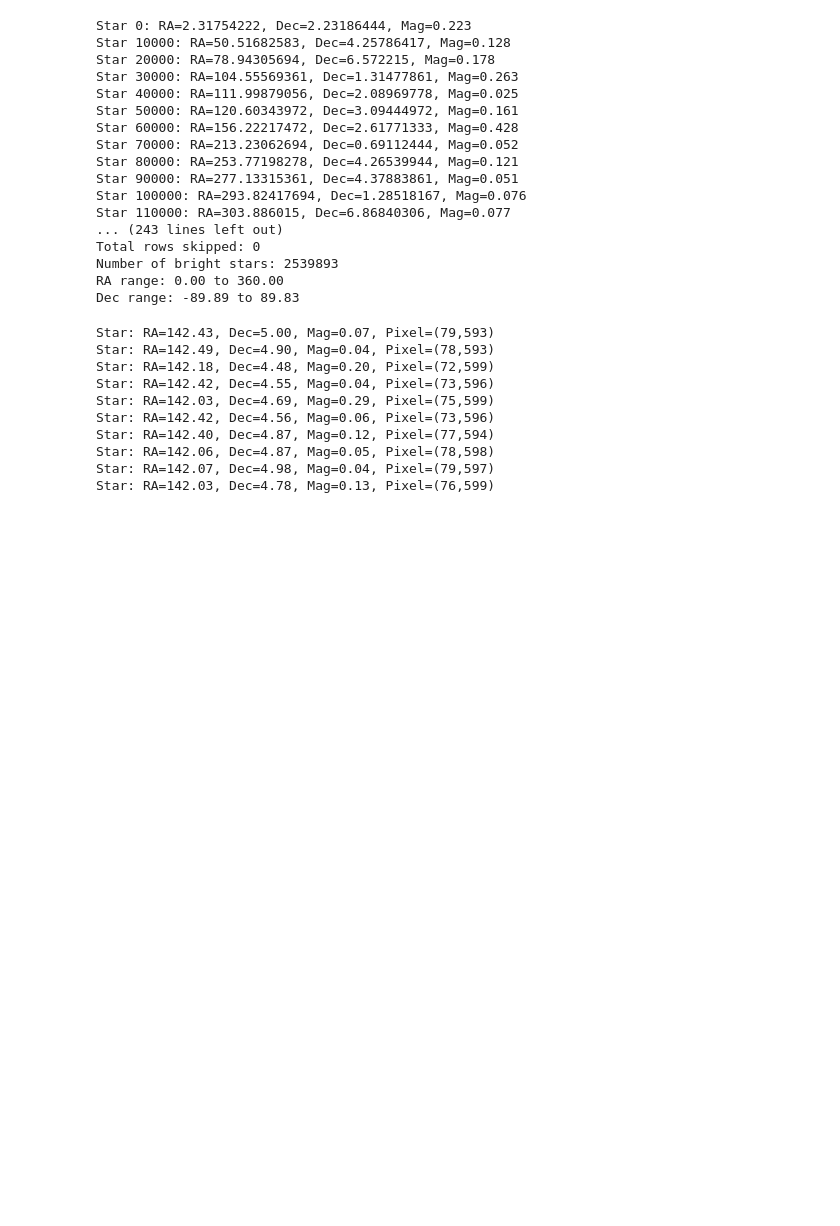
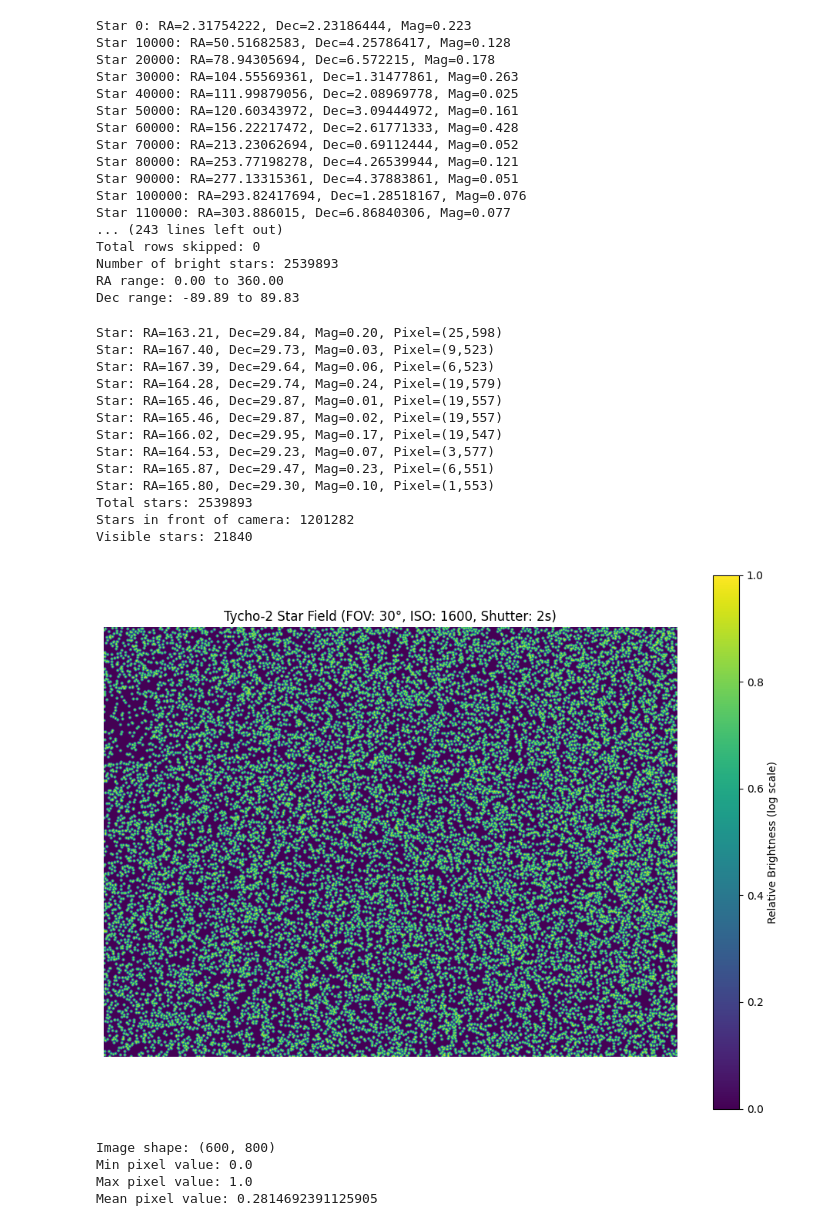
Before and after one commit to djmango/starfinder, a Jupyter notebook: viz.ipynb, the cells around one changed output. Cells and saved outputs as stored; diff of their text form; code cells hidden in the pictures; blank space fills up the shorter version.

Commit message:
:dizzy: (Visualization) Slightly improved star viz calc

```diff
--- a/viz.ipynb
+++ b/viz.ipynb
@@ -175,49 +209,56 @@ def generate_star_image(stars_df, attitude_matrix, fov, resolution, iso, shutter
     print(f"Visible stars: {visible_stars}")
     return image
 # %%
-
 # Set parameters
-fov = 90  # Field of view in degrees
+fov = 30  # Field of view in degrees
 resolution = (800, 600)
-iso = 3200
+iso = 1600
 shutter_speed = 2
 
 # Set camera attitude (pointing towards a region with more vertical spread)
 ra_center = 0  # Right ascension of vernal equinox
 dec_center = 45  # Midway between celestial equator and north celestial pole
 rot = Rotation.from_euler("zyx", [-ra_center, 90 - dec_center, 0], degrees=True)
 attitude_matrix = rot.as_matrix()
 
 # Generate image
 image = generate_star_image(
     bright_stars, attitude_matrix, fov, resolution, iso, shutter_speed
 )
 
 # Apply logarithmic scaling and normalization
 image = np.log1p(image)
 image /= np.max(image) if np.max(image) > 0 else 1
 
 # Display the image
 plt.figure(figsize=(12, 9))
 plt.imshow(image, cmap="viridis", origin="lower")
 plt.title(f"Tycho-2 Star Field (FOV: {fov}°, ISO: {iso}, Shutter: {shutter_speed}s)")
 plt.axis("off")
 plt.colorbar(label="Relative Brightness (log scale)")
 plt.show()
 
 # Print some statistics about the image
 print(f"Image shape: {image.shape}")
 print(f"Min pixel value: {image.min()}")
 print(f"Max pixel value: {image.max()}")
 print(f"Mean pixel value: {image.mean()}")
 # %% [output]
-Star: RA=142.43, Dec=5.00, Mag=0.07, Pixel=(79,593)
-Star: RA=142.49, Dec=4.90, Mag=0.04, Pixel=(78,593)
-Star: RA=142.18, Dec=4.48, Mag=0.20, Pixel=(72,599)
-Star: RA=142.42, Dec=4.55, Mag=0.04, Pixel=(73,596)
-Star: RA=142.03, Dec=4.69, Mag=0.29, Pixel=(75,599)
-Star: RA=142.42, Dec=4.56, Mag=0.06, Pixel=(73,596)
-Star: RA=142.40, Dec=4.87, Mag=0.12, Pixel=(77,594)
-Star: RA=142.06, Dec=4.87, Mag=0.05, Pixel=(78,598)
-Star: RA=142.07, Dec=4.98, Mag=0.04, Pixel=(79,597)
-Star: RA=142.03, Dec=4.78, Mag=0.13, Pixel=(76,599)
+Star: RA=163.21, Dec=29.84, Mag=0.20, Pixel=(25,598)
+Star: RA=167.40, Dec=29.73, Mag=0.03, Pixel=(9,523)
+Star: RA=167.39, Dec=29.64, Mag=0.06, Pixel=(6,523)
+Star: RA=164.28, Dec=29.74, Mag=0.24, Pixel=(19,579)
+Star: RA=165.46, Dec=29.87, Mag=0.01, Pixel=(19,557)
+Star: RA=165.46, Dec=29.87, Mag=0.02, Pixel=(19,557)
+Star: RA=166.02, Dec=29.95, Mag=0.17, Pixel=(19,547)
+Star: RA=164.53, Dec=29.23, Mag=0.07, Pixel=(3,577)
+Star: RA=165.87, Dec=29.47, Mag=0.23, Pixel=(6,551)
+Star: RA=165.80, Dec=29.30, Mag=0.10, Pixel=(1,553)
+Total stars: 2539893
+Stars in front of camera: 1201282
+Visible stars: 21840
+[figure, added]
+Image shape: (600, 800)
+Min pixel value: 0.0
+Max pixel value: 1.0
+Mean pixel value: 0.2814692391125905
```
Also changed, not shown: parts of 2 cells of this notebook.
